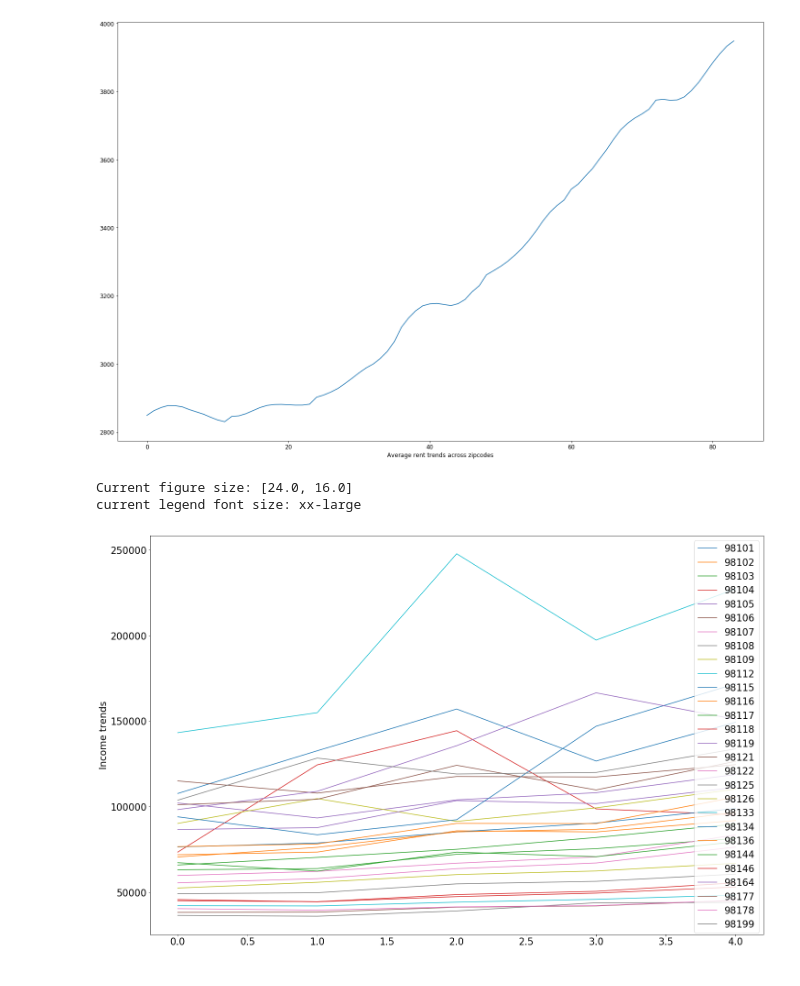
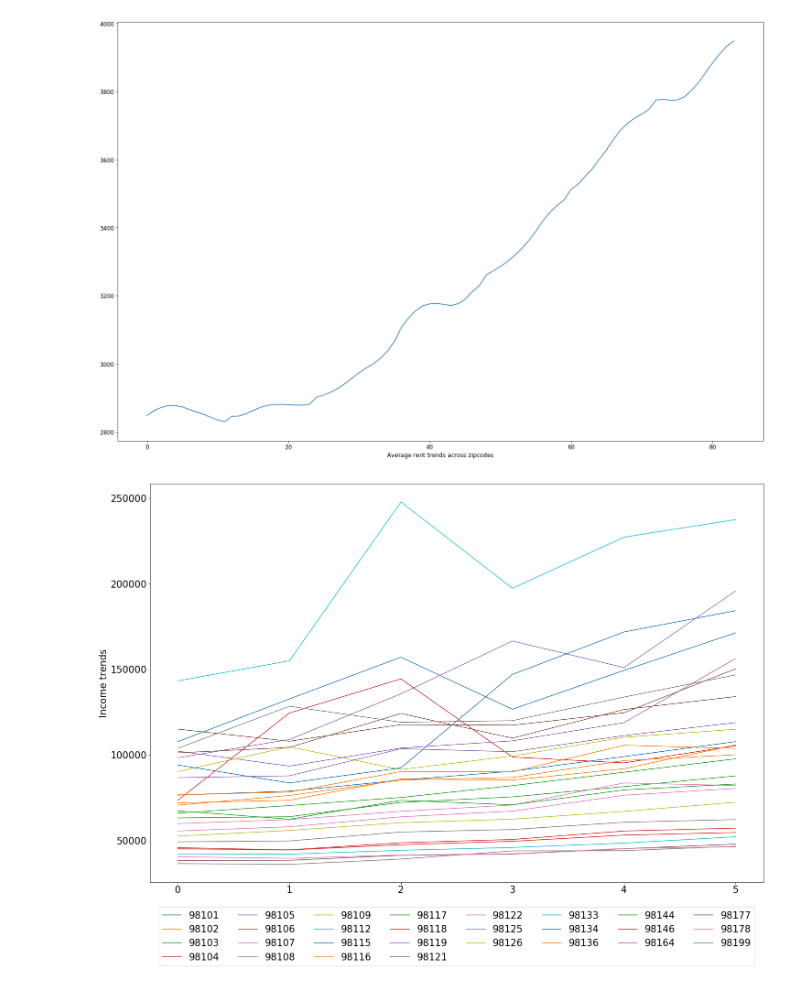
Before and after one commit to info370/project-dataseyance, a Jupyter notebook: Exploring Zillow Time Series.ipynb, the cells around one changed output. Saved outputs shown, nothing was run; the diff lists cells and outputs as text; code cells hidden in the pictures.

Commit message:
put legends in a better place

```diff
--- a/Exploring Zillow Time Series.ipynb
+++ b/Exploring Zillow Time Series.ipynb
@@ -128,13 +128,14 @@ income_zipcodes = income_series_data["Unnamed: 0"].values
 income_zipcodes
 
 income_years = ["2010", "2011", "2012", "2013", "2014", "2015"]
-x = np.arange(5)
+x = np.arange(6)
 
 zipcode_to_income_dict = {}
 
 income_time_series = []
-average_income_time_series = np.array([0.0] * 5)
+average_income_time_series = np.array([0.0] * 6)
 zipSet = []
+
 for i in range(len(income_series_data)):
 
     zipcode = int(income_series_data.loc[i]["Unnamed: 0"])
@@ -145,39 +146,39 @@ for i in range(len(income_series_data)):
     income_time_series.append(income_series_data.loc[i][income_years[2]])
     income_time_series.append(income_series_data.loc[i][income_years[3]])
     income_time_series.append(income_series_data.loc[i][income_years[4]])
+    income_time_series.append(income_series_data.loc[i][income_years[5]])
 
     zipcode_to_income_dict[zipcode] = income_time_series
     average_income_time_series += income_time_series
     line = plt.plot(x, income_time_series)
     income_time_series = []
     zipSet.append(zipcode)
 
 # ## Change size of Drawing
 # fig_size = plt.rcParams["figure.figsize"]
 # print("Current figure size: " + str(fig_size))
 # #fig_size[0] = 24
 # #fig_size[1] = 16
 
 # plt.rcParams["legend.fontsize"] = 'xx-large'
 # print("current legend font size: " + str(legend_size))
 # #plt.rcParams["font.size"] = 12.0
 # plt.rcParams["axes.labelsize"] = 'xx-large'
 # plt.rcParams["ytick.labelsize"] = 'xx-large'
 # plt.rcParams["figure.figsize"] = fig_size
 # ##
 
 plt.ylabel('Income trends')
-plt.legend(zipSet)
+plt.xlabel("year")
+plt.legend(zipSet, loc="upper center", ncol=8, bbox_to_anchor=(0.5, -0.05))
 plt.show()
 
 #average_income_time_series /= 28
 #plt.plot(x, average_income_time_series)
 #plt.xlabel("Average income trends across zipcodes")
 #plt.show()
 # %% [output]
-Current figure size: [24.0, 16.0]
-current legend font size: xx-large
-[figure, old version]
+[figure, new version]
 # %%
 # Calculate Rent as percentage of income
 
```
Also changed, not shown: parts of 2 cells of this notebook.
